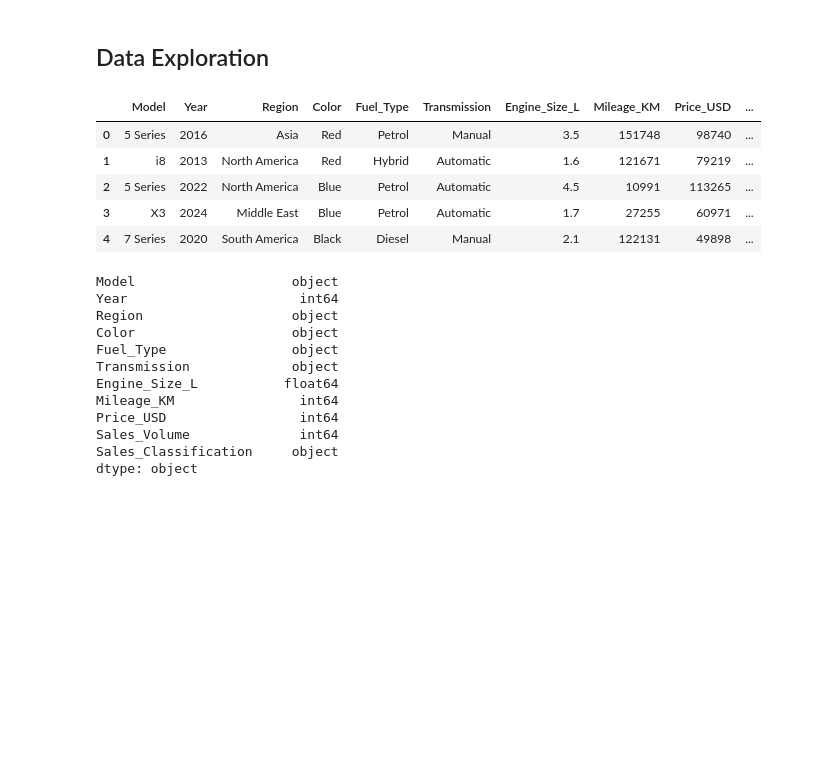
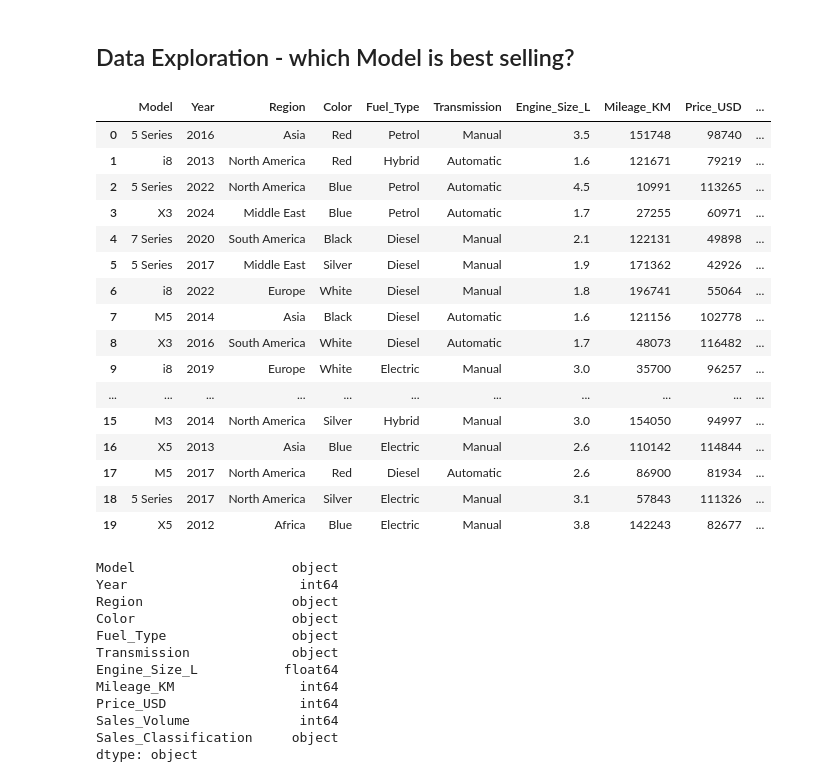
Before and after one commit to VithushanE/BMWWorldWideSales, a Jupyter notebook: BMWSales.ipynb, the cells around one changed output. Cells and saved outputs as stored; diff of their text form; code cells hidden in the pictures; blank space fills up the shorter version.

Commit message:
Investigating data description

```diff
--- a/BMWSales.ipynb
+++ b/BMWSales.ipynb
@@ -7,16 +9,27 @@ data = pd.read_csv("./BMW sales data (2010-2024) (1).csv")
 # %%
 ## Objective: Identify patterns and findings in the data
 # %% [markdown]
-## Data Exploration
+## Data Exploration - which Model is best selling?
 # %%
-data.head()
+data.head(20)
 # %% [output]
 |  | Model | Year | Region | Color | Fuel_Type | Transmission | Engine_Size_L | Mileage_KM | Price_USD | ... |
 | 0 | 5 Series | 2016 | Asia | Red | Petrol | Manual | 3.5 | 151748 | 98740 | ... |
 | 1 | i8 | 2013 | North America | Red | Hybrid | Automatic | 1.6 | 121671 | 79219 | ... |
 | 2 | 5 Series | 2022 | North America | Blue | Petrol | Automatic | 4.5 | 10991 | 113265 | ... |
 | 3 | X3 | 2024 | Middle East | Blue | Petrol | Automatic | 1.7 | 27255 | 60971 | ... |
 | 4 | 7 Series | 2020 | South America | Black | Diesel | Manual | 2.1 | 122131 | 49898 | ... |
+| 5 | 5 Series | 2017 | Middle East | Silver | Diesel | Manual | 1.9 | 171362 | 42926 | ... |
+| 6 | i8 | 2022 | Europe | White | Diesel | Manual | 1.8 | 196741 | 55064 | ... |
+| 7 | M5 | 2014 | Asia | Black | Diesel | Automatic | 1.6 | 121156 | 102778 | ... |
+| 8 | X3 | 2016 | South America | White | Diesel | Automatic | 1.7 | 48073 | 116482 | ... |
+| 9 | i8 | 2019 | Europe | White | Electric | Manual | 3.0 | 35700 | 96257 | ... |
+| ... | ... | ... | ... | ... | ... | ... | ... | ... | ... | ... |
+| 15 | M3 | 2014 | North America | Silver | Hybrid | Manual | 3.0 | 154050 | 94997 | ... |
+| 16 | X5 | 2013 | Asia | Blue | Electric | Manual | 2.6 | 110142 | 114844 | ... |
+| 17 | M5 | 2017 | North America | Red | Diesel | Automatic | 2.6 | 86900 | 81934 | ... |
+| 18 | 5 Series | 2017 | North America | Silver | Electric | Manual | 3.1 | 57843 | 111326 | ... |
+| 19 | X5 | 2012 | Africa | Blue | Electric | Manual | 3.8 | 142243 | 82677 | ... |
 # %%
 data.dtypes
 # %% [output]
```
Also changed, not shown: parts of 6 cells of this notebook.
